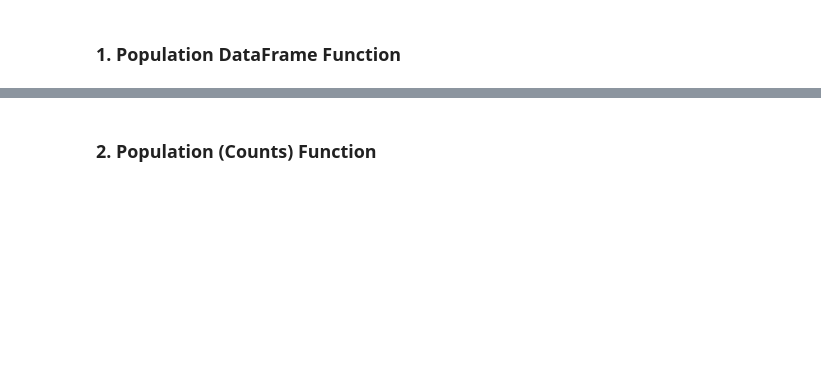
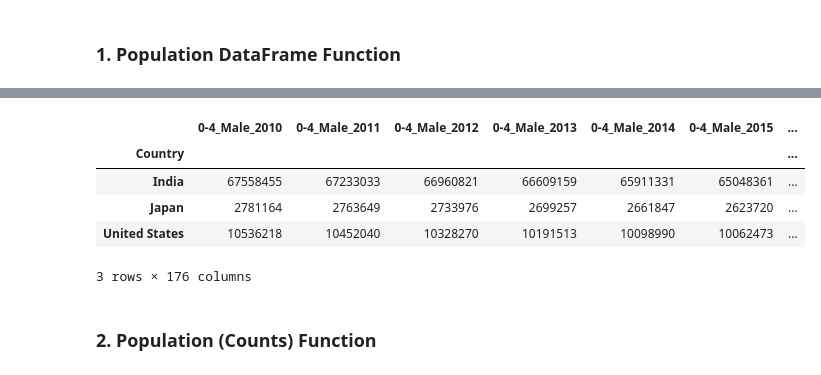
Before and after one commit to ajays2718/EEP-153-Proj-01, a Jupyter notebook: EEP_153_Proj_01_(Parts_A,_B).ipynb, the cells around one changed output, grey strips where cells are left out. Saved outputs shown, nothing was run; the diff lists cells and outputs as text; code cells hidden in the pictures; blank space fills up the shorter version.

```diff
--- a/EEP_153_Proj_01_(Parts_A,_B).ipynb
+++ b/EEP_153_Proj_01_(Parts_A,_B).ipynb
@@ -103,2 +42,75 @@ display(df)
+# %%
+# Install necessary packages
+!pip install pandas_datareader pandas requests lxml --quiet
+
+# Import required libraries
+import pandas as pd
+import warnings
+from pandas_datareader import wb
+
+def get_indicator_code(sex, age_range):
+    """
+    Generates the World Bank indicator code based on the age range and sex.
+    """
+    age_str = f"{age_range[0]:02d}{age_range[1]:02d}" if age_range[1] < 80 else "80UP"
+    return f"SP.POP.{age_str}.{sex}"
+
+def population_df(countries, start_yr, end_yr, age_ranges):
+    """
+    Fetches population data dynamically for any age range.
+    @param: countries (list) : List of country codes (e.g., ["USA", "IND"])
+    @param: start_yr (int) : Starting year
+    @param: end_yr (int) : End year
+    @param: age_ranges (list of tuples) : List of age ranges (e.g., [(0, 4), (5, 9)])
+    @return: Population DataFrame where each country is a row, years are columns
+    """
+    df_list = []
+    for age_range in age_ranges:
+        for sex in ["MA", "FE"]:  # MA = Male, FE = Female
+            indicator = get_indicator_code(sex, age_range)
+            try:
+                # Suppress the FutureWarning triggered by wb.download:
+                with warnings.catch_warnings():
+                    warnings.simplefilter("ignore", category=FutureWarning)
+                    data = wb.download(
+                        indicator=indicator,
+                        country=countries,
+                        start=start_yr,
+                        end=end_yr
+                    )
+                # Convert values safely
+                data = data.apply(pd.to_numeric, errors='coerce')
+                # Rename column to reflect age range and sex
+                col_name = f"{age_range[0]}-{age_range[1]}_{'Male' if sex == 'MA' else 'Female'}"
+                data = data.rename(columns={indicator: col_name})
+                df_list.append(data)
+            except Exception as e:
+                print(f"Error fetching {indicator}: {e}")
+
+    # If we successfully fetched data, concatenate and pivot:
+    if df_list:
+        main_df = pd.concat(df_list, axis=1)
+        main_df.reset_index(inplace=True)
+        main_df = main_df.pivot(index="country", columns="year")
+        # Flatten the MultiIndex columns
+        main_df.columns = [f"{col[0]}_{col[1]}" for col in main_df.columns]
+        main_df.index.rename("Country", inplace=True)
+        main_df.sort_index(inplace=True)
+    else:
+        main_df = pd.DataFrame()
+
+    return main_df
+
+# Example usage:
+age_ranges = [(0, 4), (5, 9), (10, 14), (20, 24), (30, 34), (40, 44), (50, 54), (65, 69)]
+df = population_df(["USA", "IND", "JPN"], 2010, 2020, age_ranges)
+df
+# %% [output]
+|  | 0-4_Male_2010 | 0-4_Male_2011 | 0-4_Male_2012 | 0-4_Male_2013 | 0-4_Male_2014 | 0-4_Male_2015 | ... |
+| Country |  |  |  |  |  |  | ... |
+| India | 67558455 | 67233033 | 66960821 | 66609159 | 65911331 | 65048361 | ... |
+| Japan | 2781164 | 2763649 | 2733976 | 2699257 | 2661847 | 2623720 | ... |
+| United States | 10536218 | 10452040 | 10328270 | 10191513 | 10098990 | 10062473 | ... |
+3 rows × 176 columns
 # %% [markdown]
 ### 2. Population (Counts) Function
```
Also changed, not shown: parts of 15 cells of this notebook, 2 other files.
